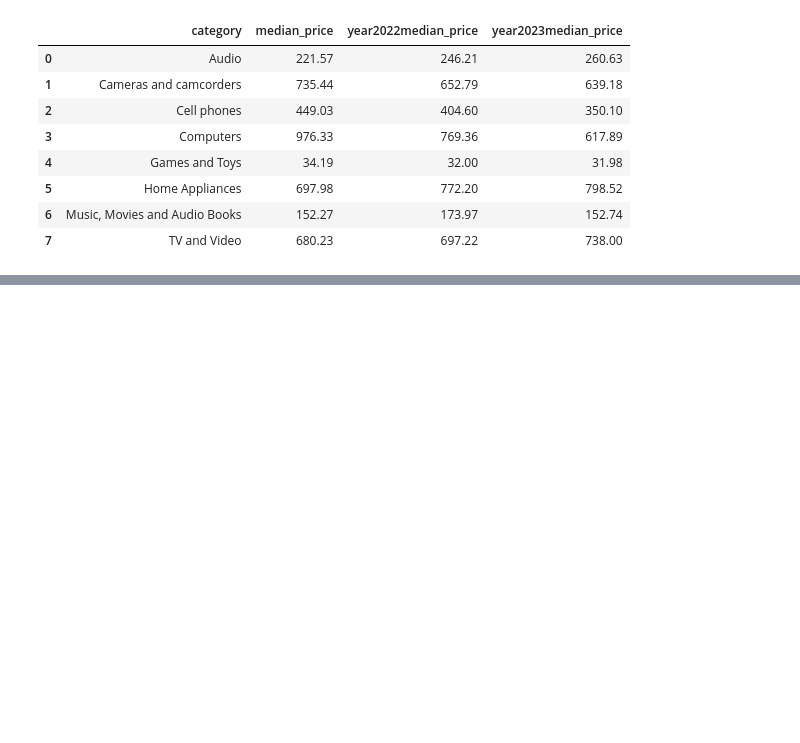
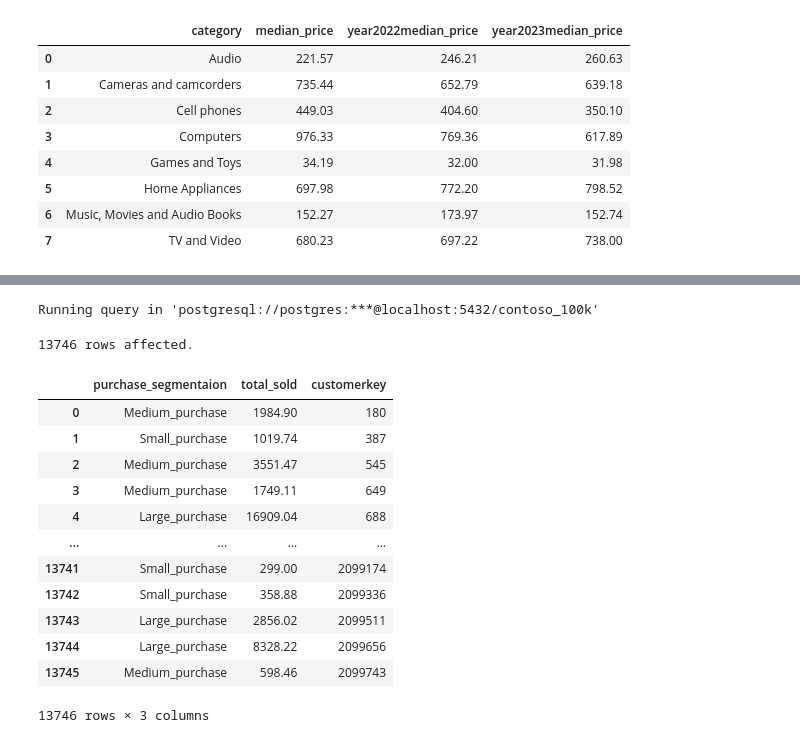
Before and after one commit to ahmadkhanzadeh/AI_Data_Analyzing, a Jupyter notebook: extract_the_name_of_all_tables_and_the_column_name_of_any_table.ipynb, the cells around one changed output, grey strips where cells are left out. Saved outputs shown, nothing was run; the diff lists cells and outputs as text; code cells hidden in the pictures; blank space fills up the shorter version.

```diff
--- a/extract_the_name_of_all_tables_and_the_column_name_of_any_table.ipynb
+++ b/extract_the_name_of_all_tables_and_the_column_name_of_any_table.ipynb
@@ -409,0 +314,32 @@ Running query in 'postgresql://postgres:***@localhost:5432/contoso_100k'
+# %%
+# customer classification on their total spending in 2023 into three categories: Low Spender, Medium Spender, and High Spender
+%%sql
+select CASE
+  WHEN SUM(sa.netprice*sa.quantity/sa.exchangerate)<500 THEN 'Small_purchase'
+  WHEN SUM(sa.netprice*sa.quantity/sa.exchangerate) BETWEEN 500 AND 2000 THEN 'Medium_purchase'
+  ELSE 'Large_purchase'
+END AS purchase_segmentaion,
+SUM(sa.netprice*sa.quantity*sa.exchangerate) AS Total_sold,
+cu.customerkey
+FROM sales AS sa
+INNER JOIN customer AS cu
+ON cu.customerkey=sa.customerkey
+WHERE sa.orderdate BETWEEN '2023-01-01' AND '2023-12-31'
+GROUP BY cu.customerkey
+ORDER BY customerkey
+# %% [output]
+Running query in 'postgresql://postgres:***@localhost:5432/contoso_100k'
+13746 rows affected.
+|  | purchase_segmentaion | total_sold | customerkey |
+| 0 | Medium_purchase | 1984.90 | 180 |
+| 1 | Small_purchase | 1019.74 | 387 |
+| 2 | Medium_purchase | 3551.47 | 545 |
+| 3 | Medium_purchase | 1749.11 | 649 |
+| 4 | Large_purchase | 16909.04 | 688 |
+| ... | ... | ... | ... |
+| 13741 | Small_purchase | 299.00 | 2099174 |
+| 13742 | Small_purchase | 358.88 | 2099336 |
+| 13743 | Large_purchase | 2856.02 | 2099511 |
+| 13744 | Large_purchase | 8328.22 | 2099656 |
+| 13745 | Medium_purchase | 598.46 | 2099743 |
+13746 rows × 3 columns
```
Also changed, not shown: parts of 11 cells of this notebook.
